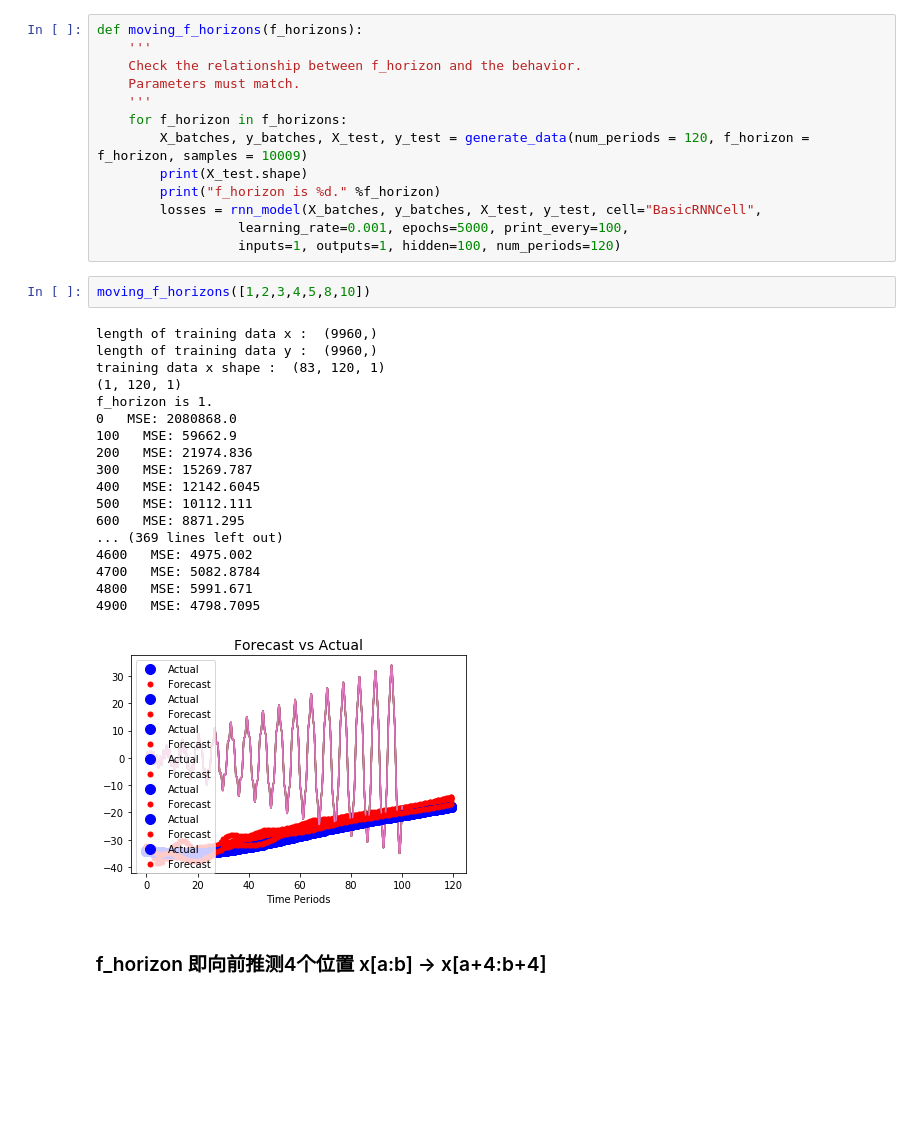
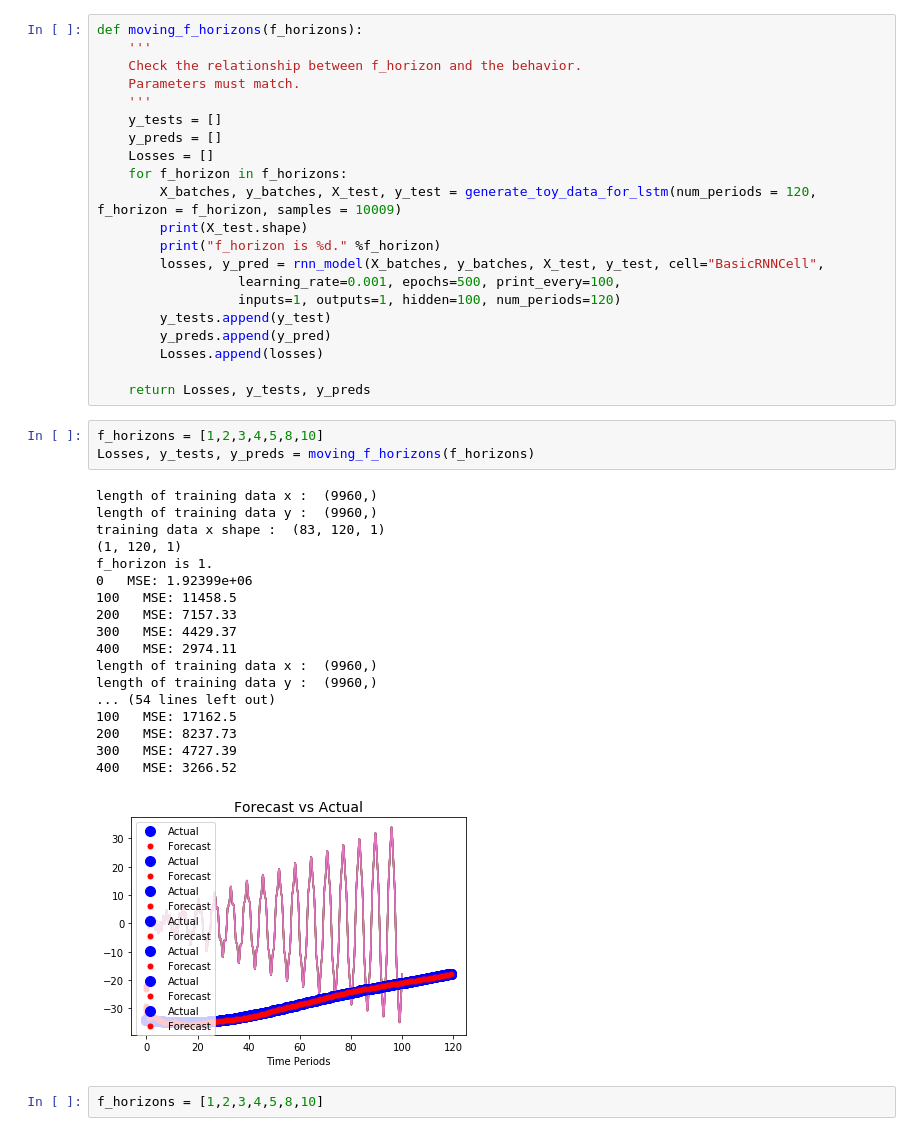
Before and after one commit to txytju/air-quality-prediction, a Jupyter notebook: lstm predict.ipynb, the cells around one changed output. Cells and saved outputs as stored; diff of their text form; blank space fills up the shorter version.

Commit message:
[lstm_predict_aq] add a lstm to predict single-feature aq

```diff
--- a/lstm predict.ipynb
+++ b/lstm predict.ipynb
@@ -117,33 +30,42 @@ def moving_f_horizons(f_horizons):
     Check the relationship between f_horizon and the behavior.
     Parameters must match.
     '''
+    y_tests = []
+    y_preds = []
+    Losses = []
     for f_horizon in f_horizons:
-        X_batches, y_batches, X_test, y_test = generate_data(num_periods = 120, f_horizon = f_horizon, samples = 10009)
+        X_batches, y_batches, X_test, y_test = generate_toy_data_for_lstm(num_periods = 120, f_horizon = f_horizon, samples = 10009)
         print(X_test.shape)
         print("f_horizon is %d." %f_horizon)
-        losses = rnn_model(X_batches, y_batches, X_test, y_test, cell="BasicRNNCell",
-                  learning_rate=0.001, epochs=5000, print_every=100,
+        losses, y_pred = rnn_model(X_batches, y_batches, X_test, y_test, cell="BasicRNNCell",
+                  learning_rate=0.001, epochs=500, print_every=100,
                   inputs=1, outputs=1, hidden=100, num_periods=120)
+        y_tests.append(y_test)
+        y_preds.append(y_pred)
+        Losses.append(losses)
+
+    return Losses, y_tests, y_preds
+# %%
+f_horizons = [1,2,3,4,5,8,10]
+Losses, y_tests, y_preds = moving_f_horizons(f_horizons)
+# %% [output]
+length of training data x :  (9960,)
+length of training data y :  (9960,)
+training data x shape :  (83, 120, 1)
+(1, 120, 1)
+f_horizon is 1.
+0   MSE: 1.92399e+06
+100   MSE: 11458.5
+200   MSE: 7157.33
+300   MSE: 4429.37
+400   MSE: 2974.11
+length of training data x :  (9960,)
+length of training data y :  (9960,)
+... (54 lines left out)
+100   MSE: 17162.5
+200   MSE: 8237.73
+300   MSE: 4727.39
+400   MSE: 3266.52
+[figure, added]
 # %%
-moving_f_horizons([1,2,3,4,5,8,10])
+f_horizons = [1,2,3,4,5,8,10]
-# %% [output]
-length of training data x :  (9960,)
-length of training data y :  (9960,)
-training data x shape :  (83, 120, 1)
-(1, 120, 1)
-f_horizon is 1.
-0   MSE: 2080868.0
-100   MSE: 59662.9
-200   MSE: 21974.836
-300   MSE: 15269.787
-400   MSE: 12142.6045
-500   MSE: 10112.111
-600   MSE: 8871.295
-... (369 lines left out)
-4600   MSE: 4975.002
-4700   MSE: 5082.8784
-4800   MSE: 5991.671
-4900   MSE: 4798.7095
-[figure, removed]
-# %% [markdown]
-### f_horizon 即向前推测4个位置 x[a:b] -> x[a+4:b+4]
```
Also changed, not shown: parts of 21 cells of this notebook, 3 other files.
